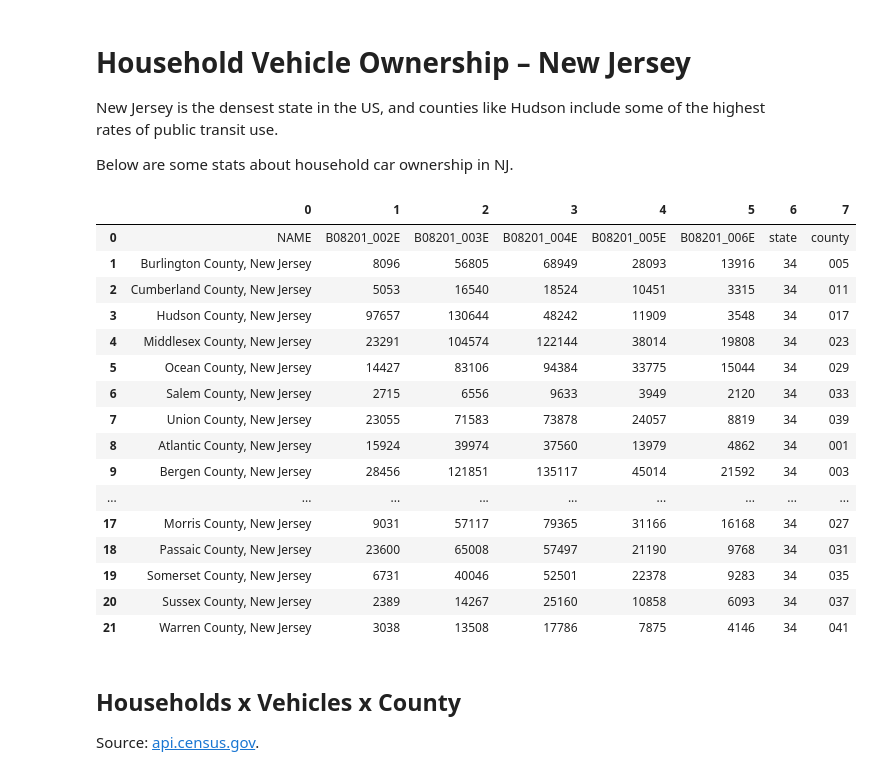
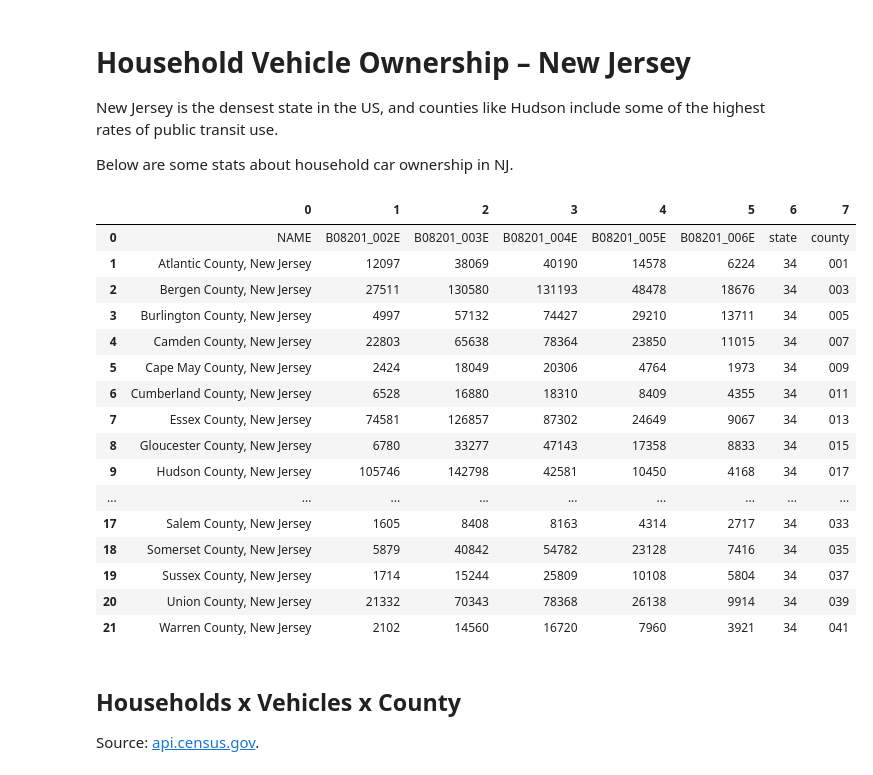
Before and after one commit to hudcostreets/household-vehicles, a Jupyter notebook: nbs/NJ.ipynb, the cells around one changed output. Saved outputs shown, nothing was run; the diff lists cells and outputs as text; code cells hidden in the pictures.

```diff
--- a/nbs/NJ.ipynb
+++ b/nbs/NJ.ipynb
@@ -14,28 +17,32 @@ plot_kwargs = dict(subtitle=subtitle)
 abs_plot = partial(plot_utils.abs_plot, **plot_kwargs)
 pct_plot = partial(plot_utils.pct_plot, **plot_kwargs)
 # %%
-url = 'https://api.census.gov/data/2021/acs/acs1?get=NAME,B08201_002E,B08201_003E,B08201_004E,B08201_005E,B08201_006E&for=county:*&in=state:34'
-# d = pd.read_json(url)
-d = pd.read_json('vehicles2021.json')
+url = f'https://api.census.gov/data/{year}/acs/acs1?get=NAME,B08201_002E,B08201_003E,B08201_004E,B08201_005E,B08201_006E&for=county:*&in=state:34'
+json_path = f'vehicles{year}.json'
+if not exists(json_path):
+    res = requests.get(url)
+    with open(json_path, 'wb') as f:
+        f.write(res.content)
+d = pd.read_json(json_path)
 d
 # %% [output]
 |  | 0 | 1 | 2 | 3 | 4 | 5 | 6 | 7 |
 | 0 | NAME | B08201_002E | B08201_003E | B08201_004E | B08201_005E | B08201_006E | state | county |
-| 1 | Burlington County, New Jersey | 8096 | 56805 | 68949 | 28093 | 13916 | 34 | 005 |
-| 2 | Cumberland County, New Jersey | 5053 | 16540 | 18524 | 10451 | 3315 | 34 | 011 |
-| 3 | Hudson County, New Jersey | 97657 | 130644 | 48242 | 11909 | 3548 | 34 | 017 |
-| 4 | Middlesex County, New Jersey | 23291 | 104574 | 122144 | 38014 | 19808 | 34 | 023 |
-| 5 | Ocean County, New Jersey | 14427 | 83106 | 94384 | 33775 | 15044 | 34 | 029 |
-| 6 | Salem County, New Jersey | 2715 | 6556 | 9633 | 3949 | 2120 | 34 | 033 |
-| 7 | Union County, New Jersey | 23055 | 71583 | 73878 | 24057 | 8819 | 34 | 039 |
-| 8 | Atlantic County, New Jersey | 15924 | 39974 | 37560 | 13979 | 4862 | 34 | 001 |
-| 9 | Bergen County, New Jersey | 28456 | 121851 | 135117 | 45014 | 21592 | 34 | 003 |
+| 1 | Atlantic County, New Jersey | 12097 | 38069 | 40190 | 14578 | 6224 | 34 | 001 |
+| 2 | Bergen County, New Jersey | 27511 | 130580 | 131193 | 48478 | 18676 | 34 | 003 |
+| 3 | Burlington County, New Jersey | 4997 | 57132 | 74427 | 29210 | 13711 | 34 | 005 |
+| 4 | Camden County, New Jersey | 22803 | 65638 | 78364 | 23850 | 11015 | 34 | 007 |
+| 5 | Cape May County, New Jersey | 2424 | 18049 | 20306 | 4764 | 1973 | 34 | 009 |
+| 6 | Cumberland County, New Jersey | 6528 | 16880 | 18310 | 8409 | 4355 | 34 | 011 |
+| 7 | Essex County, New Jersey | 74581 | 126857 | 87302 | 24649 | 9067 | 34 | 013 |
+| 8 | Gloucester County, New Jersey | 6780 | 33277 | 47143 | 17358 | 8833 | 34 | 015 |
+| 9 | Hudson County, New Jersey | 105746 | 142798 | 42581 | 10450 | 4168 | 34 | 017 |
 | ... | ... | ... | ... | ... | ... | ... | ... | ... |
-| 17 | Morris County, New Jersey | 9031 | 57117 | 79365 | 31166 | 16168 | 34 | 027 |
-| 18 | Passaic County, New Jersey | 23600 | 65008 | 57497 | 21190 | 9768 | 34 | 031 |
-| 19 | Somerset County, New Jersey | 6731 | 40046 | 52501 | 22378 | 9283 | 34 | 035 |
-| 20 | Sussex County, New Jersey | 2389 | 14267 | 25160 | 10858 | 6093 | 34 | 037 |
-| 21 | Warren County, New Jersey | 3038 | 13508 | 17786 | 7875 | 4146 | 34 | 041 |
+| 17 | Salem County, New Jersey | 1605 | 8408 | 8163 | 4314 | 2717 | 34 | 033 |
+| 18 | Somerset County, New Jersey | 5879 | 40842 | 54782 | 23128 | 7416 | 34 | 035 |
+| 19 | Sussex County, New Jersey | 1714 | 15244 | 25809 | 10108 | 5804 | 34 | 037 |
+| 20 | Union County, New Jersey | 21332 | 70343 | 78368 | 26138 | 9914 | 34 | 039 |
+| 21 | Warren County, New Jersey | 2102 | 14560 | 16720 | 7960 | 3921 | 34 | 041 |
 # %% [markdown]
 ## Households x Vehicles x County
 
```
Also changed, not shown: parts of 11 cells of this notebook, 21 other files.
